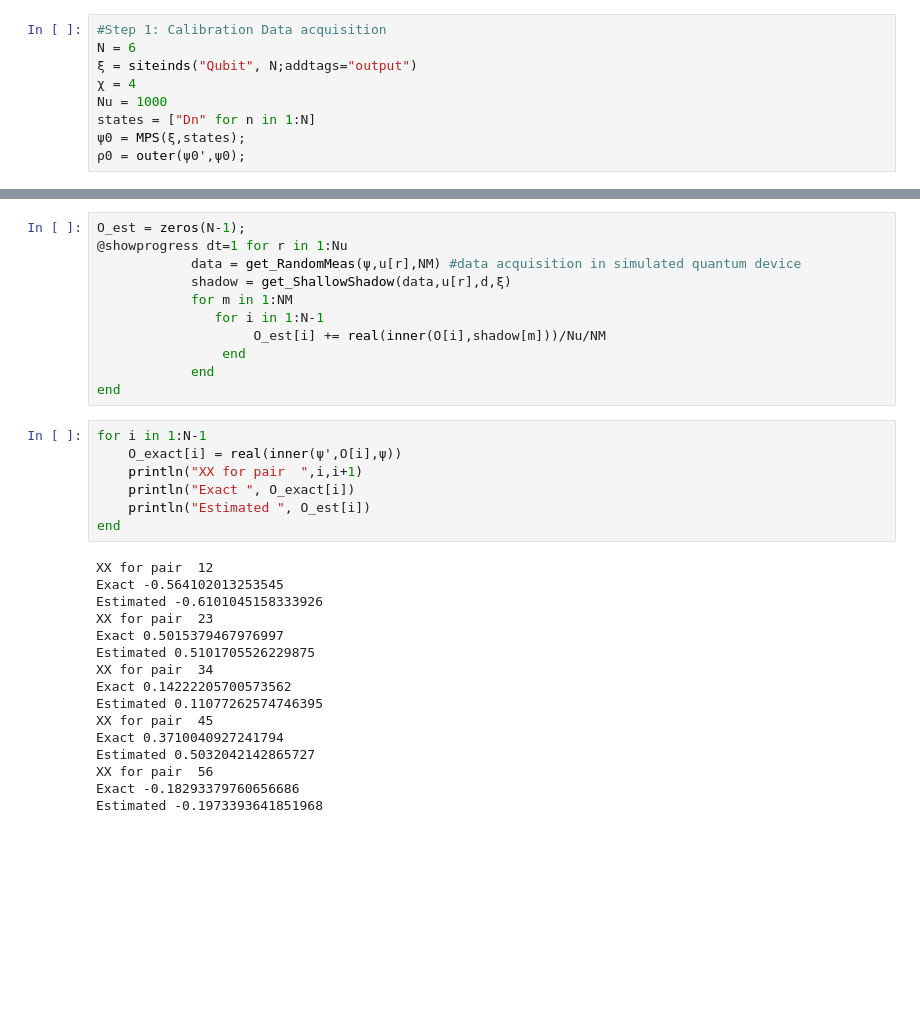
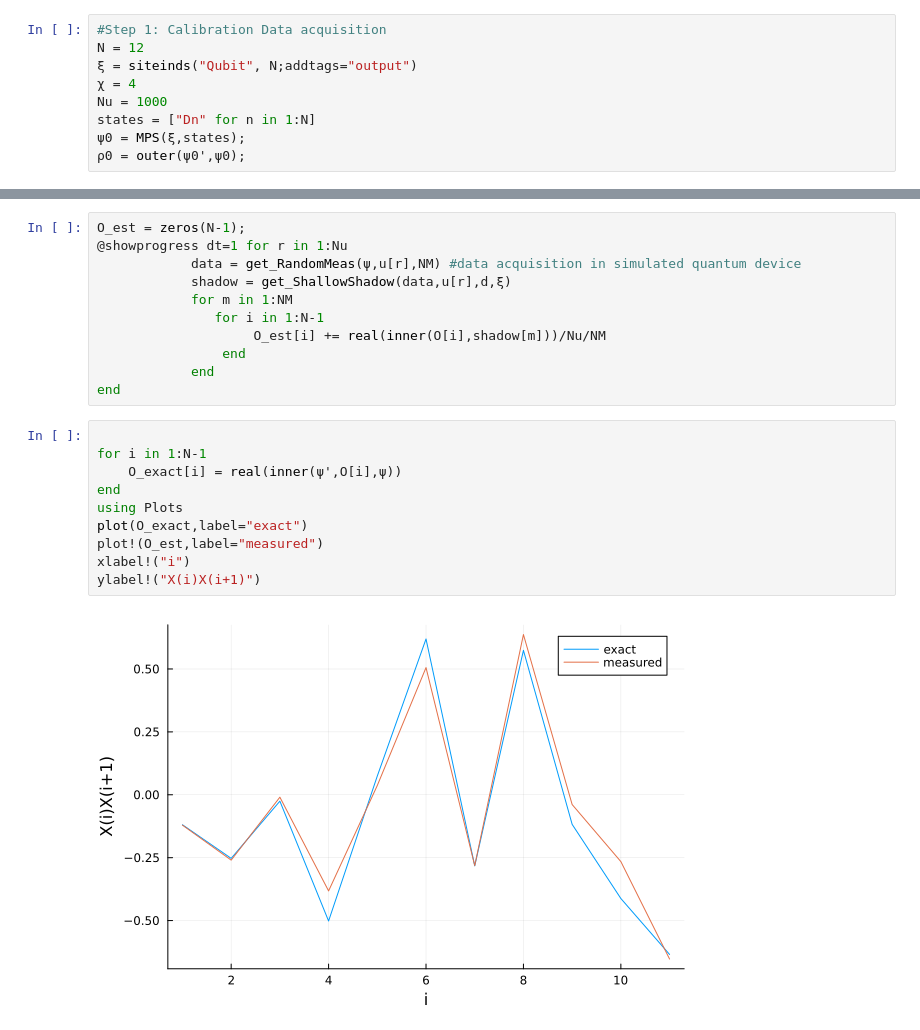
Before and after one commit to bvermersch/RandomMeas.jl, a Jupyter notebook: examples/ShallowShadows.ipynb, the cells around one changed output, grey strips where cells are left out. Cells and saved outputs as stored; diff of their text form; blank space fills up the shorter version.

```diff
--- a/examples/ShallowShadows.ipynb
+++ b/examples/ShallowShadows.ipynb
@@ -18,7 +14,7 @@ For a given set of random unitaries, the measurement channel is defined as $\mat
 We begin by picking a set of $N_u$ unitaries and calculate numerically the measurement channel $\sigma_0=\mathcal{M}(\rho_0)$ from MPS simulations. Note that alternatively, one could consider measuring an approximate representation of the channel experimentally (arXiv:2402.17911)
 # %%
 #Step 1: Calibration Data acquisition
-N = 6
+N = 12
 ξ = siteinds("Qubit", N;addtags="output")
 χ = 4
 Nu = 1000
@@ -78,26 +76,15 @@ O_est = zeros(N-1);
                 end
             end
 end
-# %%
-for i in 1:N-1
-    O_exact[i] = real(inner(ψ',O[i],ψ))
-    println("XX for pair  ",i,i+1)
-    println("Exact ", O_exact[i])
-    println("Estimated ", O_est[i])
-end
-# %% [output]
-XX for pair  12
-Exact -0.564102013253545
-Estimated -0.6101045158333926
-XX for pair  23
-Exact 0.5015379467976997
-Estimated 0.5101705526229875
-XX for pair  34
-Exact 0.14222205700573562
-Estimated 0.11077262574746395
-XX for pair  45
-Exact 0.3710040927241794
-Estimated 0.5032042142865727
-XX for pair  56
-Exact -0.18293379760656686
-Estimated -0.1973393641851968
+# %%
+
+for i in 1:N-1
+    O_exact[i] = real(inner(ψ',O[i],ψ))
+end
+using Plots
+plot(O_exact,label="exact")
+plot!(O_est,label="measured")
+xlabel!("i")
+ylabel!("X(i)X(i+1)")
+# %% [output]
+[figure, added]
```
Also changed, not shown: parts of 3 cells of this notebook, 4 other files.
